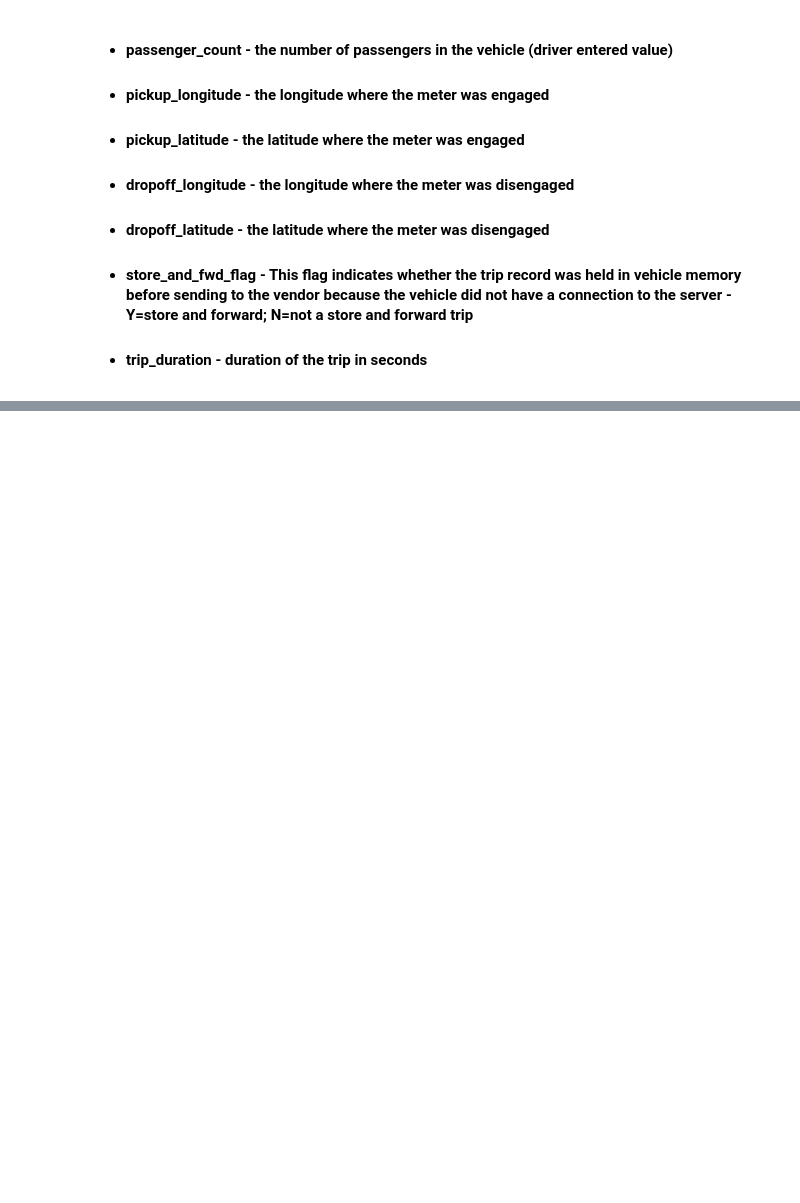
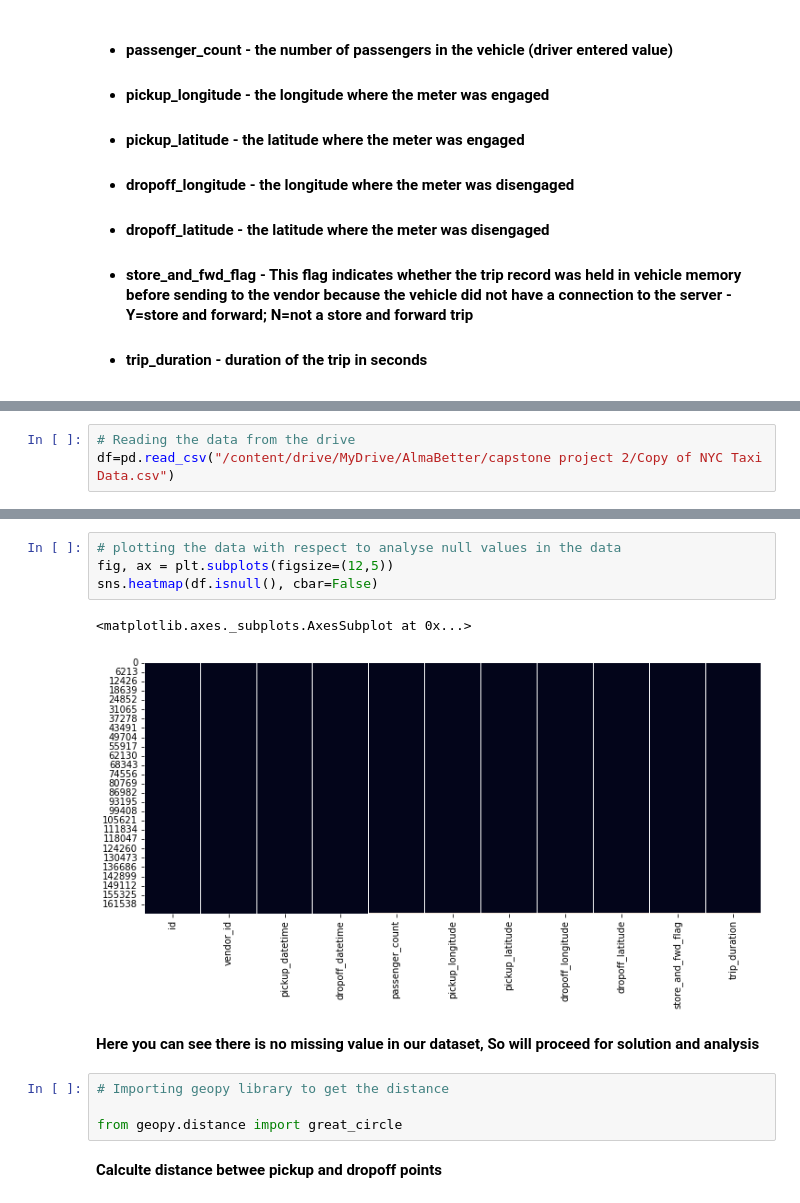
Before and after one commit to nitishkumar34/NYC-Taxi-Trip-Time-Prediction, a Jupyter notebook: Copy_of_NYC_Taxi_Trip_Time_Prediction_Capstone_Project.ipynb, the cells around one changed output, grey strips where cells are left out. Cells and saved outputs as stored; diff of their text form; blank space fills up the shorter version.

```diff
--- a/Copy_of_NYC_Taxi_Trip_Time_Prediction_Capstone_Project.ipynb
+++ b/Copy_of_NYC_Taxi_Trip_Time_Prediction_Capstone_Project.ipynb
@@ -28,0 +80,3 @@
+# %%
+# Reading the data from the drive
+df=pd.read_csv("/content/drive/MyDrive/AlmaBetter/capstone project 2/Copy of NYC Taxi Data.csv")
@@ -28,0 +181,15 @@
+# %%
+# plotting the data with respect to analyse null values in the data
+fig, ax = plt.subplots(figsize=(12,5))
+sns.heatmap(df.isnull(), cbar=False)
+# %% [output]
+<matplotlib.axes._subplots.AxesSubplot at 0x...>
+[figure, added]
+# %% [markdown]
+**Here you can see there is no missing value in our dataset, So will proceed for solution and analysis**
+# %%
+# Importing geopy library to get the distance
+
+from geopy.distance import great_circle
+# %% [markdown]
+**Calculte distance betwee pickup and dropoff points**
```
Also changed, not shown: parts of 103 cells of this notebook.
